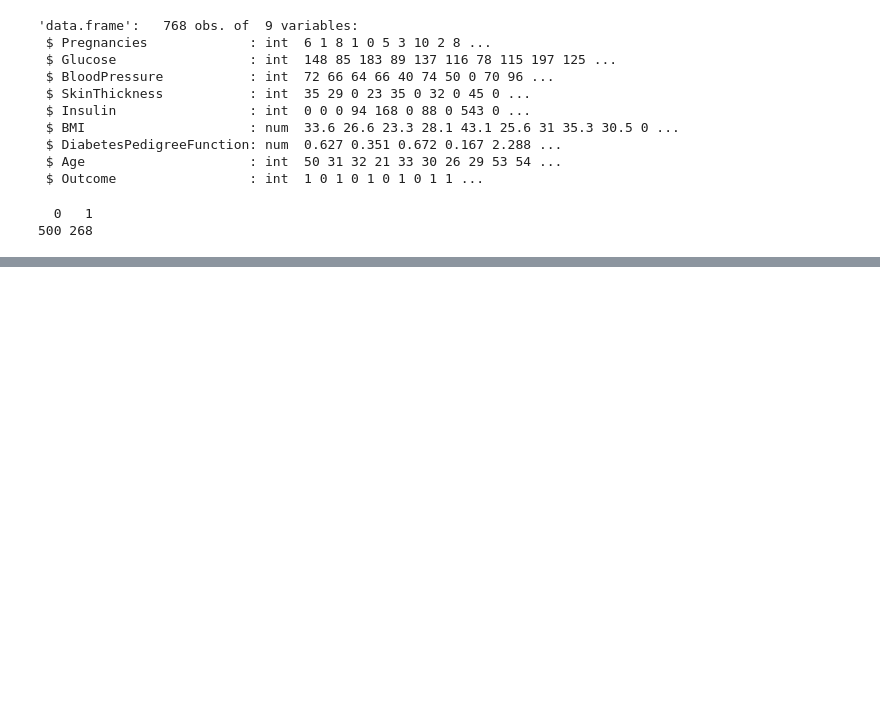
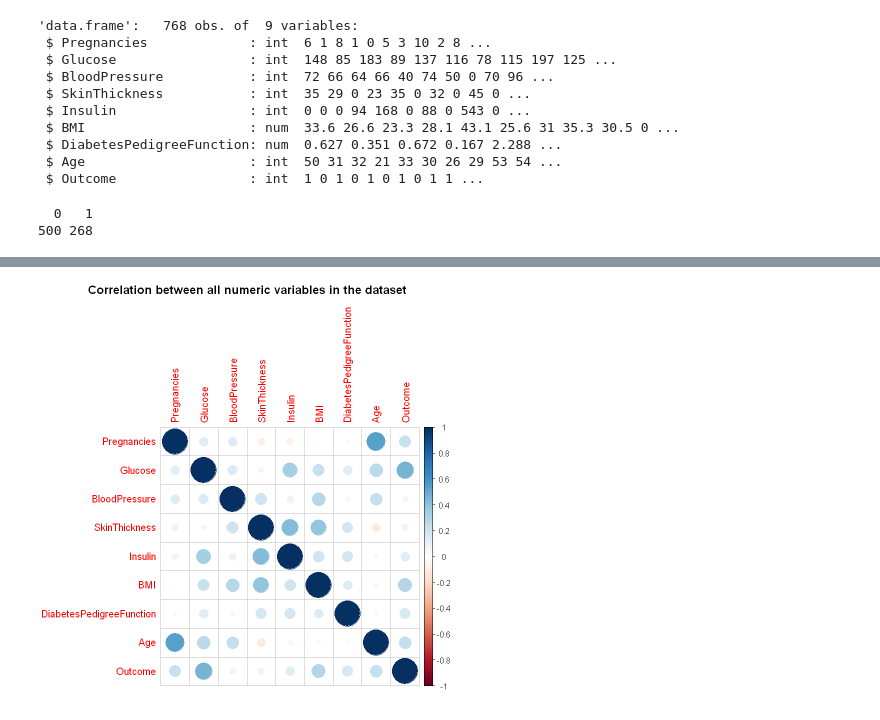
Before and after one commit to maxdevroome/25_discover-projects, a Jupyter notebook: pima-indians-diabetes/exercies.ipynb, the cells around one changed output, grey strips where cells are left out. Drawn from its saved outputs; the diff is of its cells as text; code cells hidden in the pictures; blank space fills up the shorter version.

```diff
--- a/pima-indians-diabetes/exercies.ipynb
+++ b/pima-indians-diabetes/exercies.ipynb
@@ -118,0 +135,11 @@ table(df$Outcome)
+# %%
+# correlation plot
+df$Outcome = as.numeric(df$Outcome)
+corr_df <- df %>%
+  keep(is.numeric) %>%
+  cor
+
+corrplot(corr_df, number.font=12, tl.cex = 1.00, title="Correlation between all numeric variables in the dataset", mar=c(0,0,1,0))
+df$Outcome = as.factor(df$Outcome)
+# %% [output]
+[figure, added]
```
Also changed, not shown: parts of 16 cells of this notebook.
